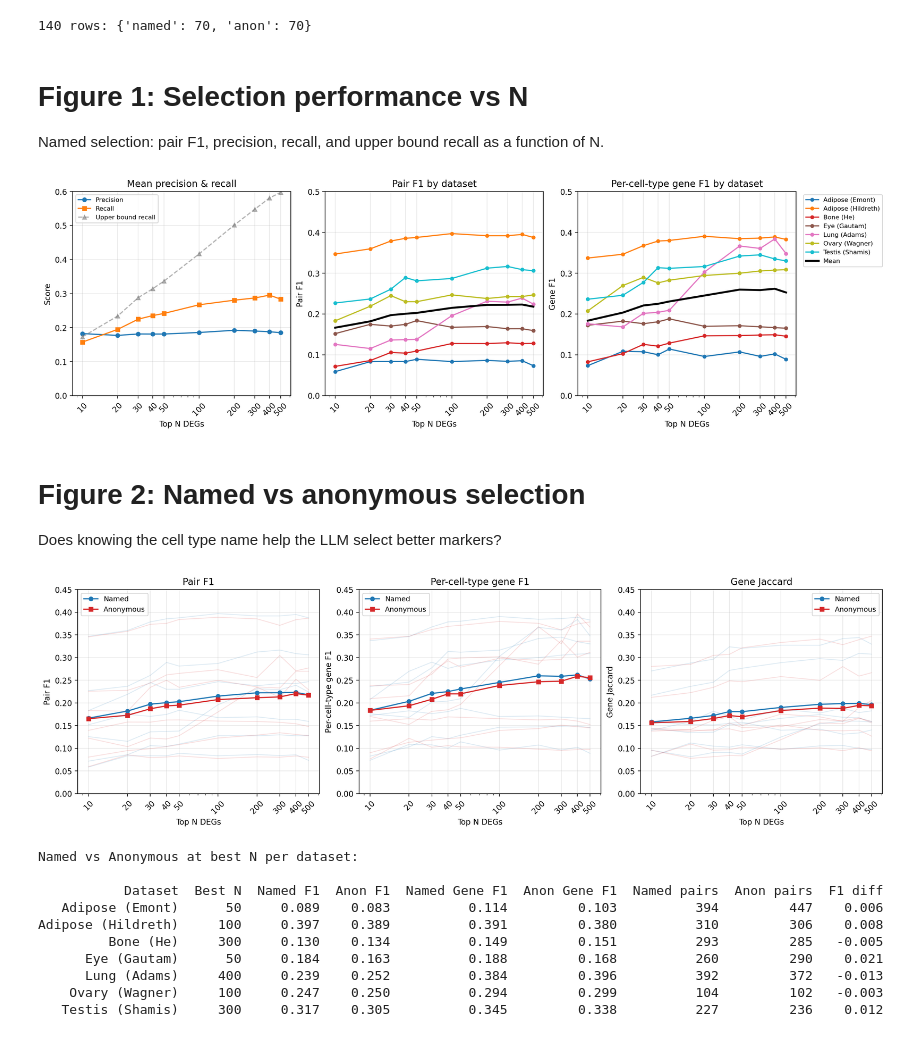
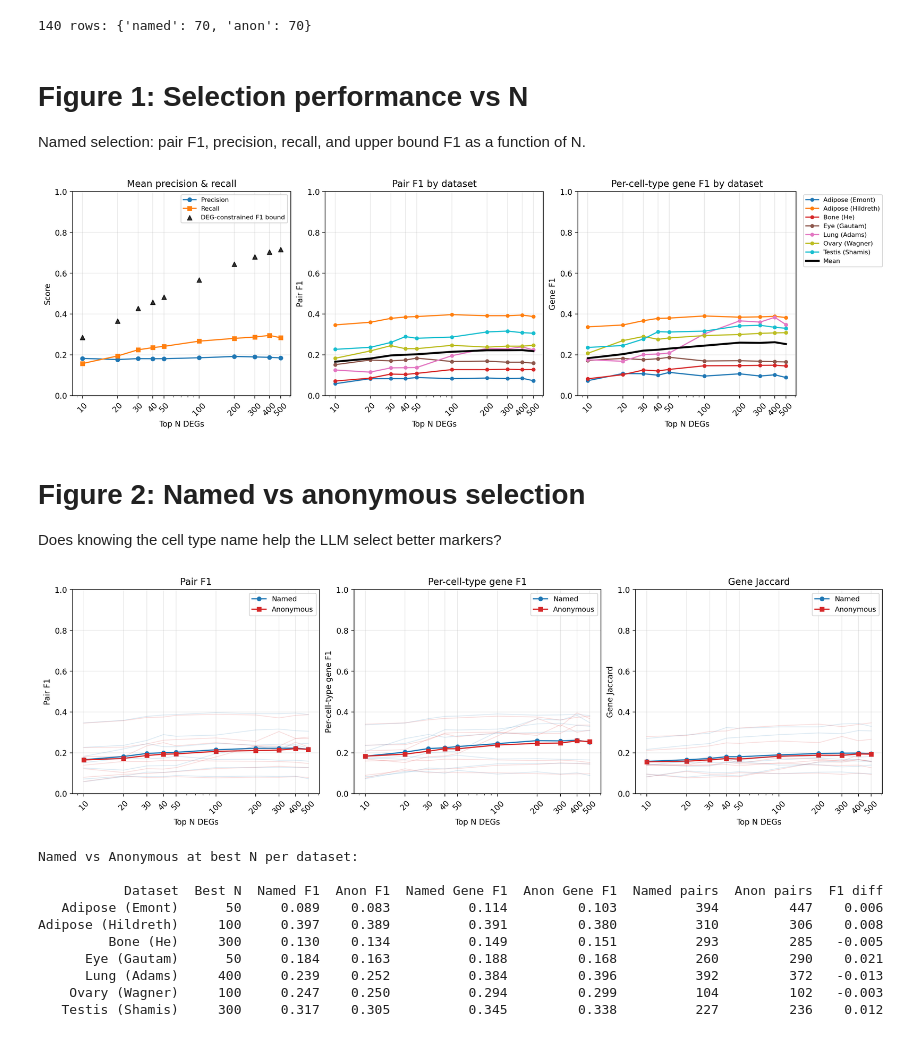
Before and after one commit to sbooeshaghi/llmarkers, a Jupyter notebook: analysis/selection_analysis.ipynb, the cells around one changed output. Saved outputs shown, nothing was run; the diff lists cells and outputs as text; code cells hidden in the pictures.

Commit message:
Align selection bound with top-N oracle and update methods/caption

```diff
--- a/analysis/selection_analysis.ipynb
+++ b/analysis/selection_analysis.ipynb
@@ -137,13 +137,16 @@ def gene_jaccard(groups_a, groups_b):
     return len(ga & gb) / len(union) if union else 0
 
 
-def upper_bound_recall(hmn_pairs, deg_df, top_n):
-    """Fraction of human pairs present in top N DEGs."""
+def upper_bound_pair_f1(hmn_pairs, deg_df, top_n):
+    """Max achievable pair F1 when selecting only from top-N DEG pairs."""
     deg_top = deg_df[deg_df['metrics_rank'] <= top_n]
     deg_pairs = build_pairs(deg_top)
     if not hmn_pairs:
         return 0
-    return len(hmn_pairs & deg_pairs) / len(hmn_pairs)
+    overlap = len(hmn_pairs & deg_pairs)
+    if overlap == 0:
+        return 0
+    return 2 * overlap / (len(hmn_pairs) + overlap)
 # %% [markdown]
 # Compute sweep metrics (named + anonymous)
 # %%
@@ -165,14 +168,14 @@ for ds in datasets:
             p_prec, p_rec, p_f1 = pair_metrics(sel_pairs, hmn_pairs)
             ct_f1, ct_shared = per_celltype_gene_f1(sel_groups, hmn_groups)
             g_jacc = gene_jaccard(sel_groups, hmn_groups)
-            ub_recall = upper_bound_recall(hmn_pairs, d['deg'], n)
+            ub_f1 = upper_bound_pair_f1(hmn_pairs, d['deg'], n)
 
             sweep_rows.append({
                 'dataset': ds, 'label': labels[ds], 'mode': mode, 'N': n,
                 'n_selected': len(sel_pairs),
                 'pair_precision': p_prec, 'pair_recall': p_rec, 'pair_f1': p_f1,
                 'gene_f1': ct_f1, 'gene_jaccard': g_jacc,
-                'upper_bound_recall': ub_recall, 'ct_shared': ct_shared,
+                'upper_bound_pair_f1': ub_f1, 'ct_shared': ct_shared,
             })
 
 sweep = pd.DataFrame(sweep_rows)
@@ -182,7 +185,7 @@ print(f'{len(sweep)} rows: {sweep["mode"].value_counts().to_dict()}')
 # %% [markdown]
 # Figure 1: Selection performance vs N
 
-Named selection: pair F1, precision, recall, and upper bound recall as a function of N.
+Named selection: pair F1, precision, recall, and upper bound F1 as a function of N.
 # %%
 named = sweep[sweep['mode'] == 'named']
 colors = plt.cm.tab10(np.linspace(0, 1, len(datasets)))
@@ -191,51 +194,51 @@ fig, axes = plt.subplots(1, 3, figsize=(15, 4.5), constrained_layout=True)
 
 # Panel a: Mean precision, recall, upper bound
 ax = axes[0]
-mean_n = named.groupby('N')[['pair_precision', 'pair_recall', 'upper_bound_recall']].mean().reset_index()
+mean_n = named.groupby('N')[['pair_precision', 'pair_recall', 'upper_bound_pair_f1']].mean().reset_index()
 ax.plot(mean_n['N'], mean_n['pair_precision'], 'o-', color='tab:blue', label='Precision', markersize=5)
 ax.plot(mean_n['N'], mean_n['pair_recall'], 's-', color='tab:orange', label='Recall', markersize=5)
-ax.plot(mean_n['N'], mean_n['upper_bound_recall'], '^--', color='gray', alpha=0.6, label='Upper bound recall', markersize=5)
+ax.scatter(mean_n['N'], mean_n['upper_bound_pair_f1'], marker='^', color='black', alpha=0.8, label='DEG-constrained F1 bound', s=35, zorder=6)
 ax.set(xlabel='Top N DEGs', ylabel='Score', title='Mean precision & recall')
 ax.set_xscale('log')
 ax.set_xticks(N_values)
 ax.set_xticklabels([str(n) for n in N_values], rotation=45)
-ax.set_ylim(0, 0.6)
+ax.set_ylim(0, 1.0)
 ax.legend(fontsize=8)
 ax.grid(True, alpha=0.3)
 
 # Panel b: Pair F1 per dataset
 ax = axes[1]
 for i, ds in enumerate(datasets):
     sub = named[named['dataset'] == ds].sort_values('N')
     ax.plot(sub['N'], sub['pair_f1'], 'o-', color=colors[i], label=labels[ds], markersize=4)
 mean_f1 = named.groupby('N')['pair_f1'].mean().reset_index()
 ax.plot(mean_f1['N'], mean_f1['pair_f1'], 'k-', linewidth=2.5, label='Mean', zorder=10)
 ax.set(xlabel='Top N DEGs', ylabel='Pair F1', title='Pair F1 by dataset')
 ax.set_xscale('log')
 ax.set_xticks(N_values)
 ax.set_xticklabels([str(n) for n in N_values], rotation=45)
-ax.set_ylim(0, 0.5)
+ax.set_ylim(0, 1.0)
 ax.grid(True, alpha=0.3)
 
 # Panel c: Gene F1 per dataset
 ax = axes[2]
 for i, ds in enumerate(datasets):
     sub = named[named['dataset'] == ds].sort_values('N')
     ax.plot(sub['N'], sub['gene_f1'], 'o-', color=colors[i], label=labels[ds], markersize=4)
 mean_gf1 = named.groupby('N')['gene_f1'].mean().reset_index()
 ax.plot(mean_gf1['N'], mean_gf1['gene_f1'], 'k-', linewidth=2.5, label='Mean', zorder=10)
 ax.set(xlabel='Top N DEGs', ylabel='Gene F1', title='Per-cell-type gene F1 by dataset')
 ax.set_xscale('log')
 ax.set_xticks(N_values)
 ax.set_xticklabels([str(n) for n in N_values], rotation=45)
-ax.set_ylim(0, 0.5)
+ax.set_ylim(0, 1.0)
 ax.legend(bbox_to_anchor=(1.02, 1), loc='upper left', fontsize=8)
 ax.grid(True, alpha=0.3)
 
 plt.savefig('figures/fig_selection_sweep.pdf', bbox_inches='tight', dpi=150)
 plt.show()
 # %% [output]
-[figure, old version]
+[figure, new version]
 # %% [markdown]
 # Figure 2: Named vs anonymous selection
 
@@ -266,14 +269,14 @@ for metric, ax, title in zip(
     ax.set_xscale('log')
     ax.set_xticks(N_values)
     ax.set_xticklabels([str(n) for n in N_values], rotation=45)
-    ax.set_ylim(0, 0.45)
+    ax.set_ylim(0, 1.0)
     ax.legend(fontsize=9)
     ax.grid(True, alpha=0.3)
 
 plt.savefig('figures/fig_named_vs_anon.pdf', bbox_inches='tight', dpi=150)
 plt.show()
 # %% [output]
-[figure, old version]
+[figure, new version]
 # %%
 # Per-dataset named vs anon comparison at best N (by named pair F1)
 best_named = named.loc[named.groupby('dataset')['pair_f1'].idxmax()]
```
Also changed, not shown: parts of 4 cells of this notebook, 8 other files.
